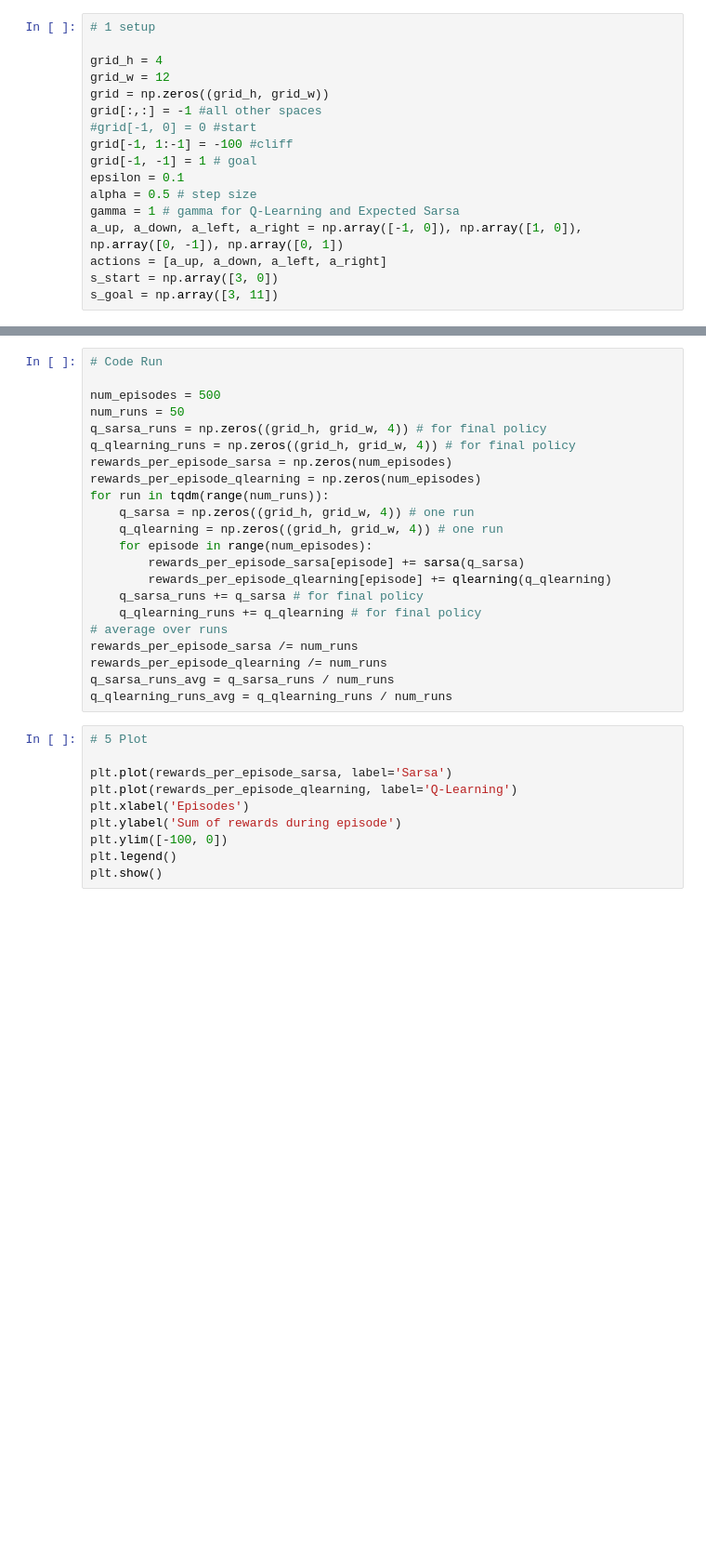
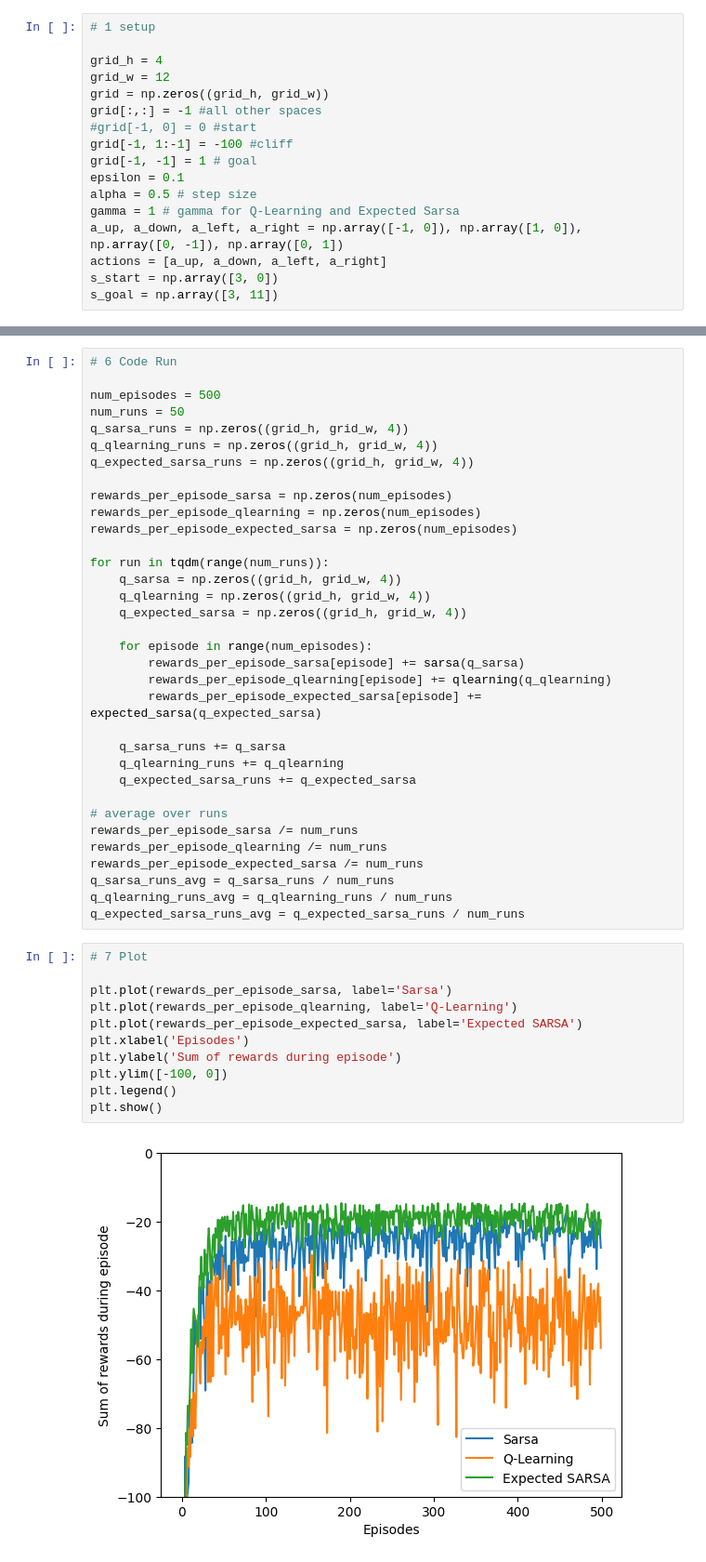
Before and after one commit to theophilus28/Cliff-Walking, a Jupyter notebook: cliffWalking.ipynb, the cells around one changed output, grey strips where cells are left out. Shown at 93% size. Drawn from its saved outputs; the diff is of its cells as text; blank space fills up the shorter version.

```diff
--- a/cliffWalking.ipynb
+++ b/cliffWalking.ipynb
@@ -72,33 +157,48 @@ print(rewards) # -2485.0
 # %%
-# Code Run
+# 6 Code Run
 
 num_episodes = 500
 num_runs = 50
-q_sarsa_runs = np.zeros((grid_h, grid_w, 4)) # for final policy
-q_qlearning_runs = np.zeros((grid_h, grid_w, 4)) # for final policy
+q_sarsa_runs = np.zeros((grid_h, grid_w, 4))
+q_qlearning_runs = np.zeros((grid_h, grid_w, 4))
+q_expected_sarsa_runs = np.zeros((grid_h, grid_w, 4))
+
 rewards_per_episode_sarsa = np.zeros(num_episodes)
 rewards_per_episode_qlearning = np.zeros(num_episodes)
+rewards_per_episode_expected_sarsa = np.zeros(num_episodes)
+
 for run in tqdm(range(num_runs)):
-    q_sarsa = np.zeros((grid_h, grid_w, 4)) # one run
-    q_qlearning = np.zeros((grid_h, grid_w, 4)) # one run
+    q_sarsa = np.zeros((grid_h, grid_w, 4))
+    q_qlearning = np.zeros((grid_h, grid_w, 4))
+    q_expected_sarsa = np.zeros((grid_h, grid_w, 4))
+
     for episode in range(num_episodes):
         rewards_per_episode_sarsa[episode] += sarsa(q_sarsa)
         rewards_per_episode_qlearning[episode] += qlearning(q_qlearning)
-    q_sarsa_runs += q_sarsa # for final policy
-    q_qlearning_runs += q_qlearning # for final policy
+        rewards_per_episode_expected_sarsa[episode] += expected_sarsa(q_expected_sarsa)
+
+    q_sarsa_runs += q_sarsa
+    q_qlearning_runs += q_qlearning
+    q_expected_sarsa_runs += q_expected_sarsa
+
 # average over runs
 rewards_per_episode_sarsa /= num_runs
 rewards_per_episode_qlearning /= num_runs
+rewards_per_episode_expected_sarsa /= num_runs
 q_sarsa_runs_avg = q_sarsa_runs / num_runs
 q_qlearning_runs_avg = q_qlearning_runs / num_runs
+q_expected_sarsa_runs_avg = q_expected_sarsa_runs / num_runs
 # %%
-# 5 Plot
+# 7 Plot
 
 plt.plot(rewards_per_episode_sarsa, label='Sarsa')
 plt.plot(rewards_per_episode_qlearning, label='Q-Learning')
+plt.plot(rewards_per_episode_expected_sarsa, label='Expected SARSA')
 plt.xlabel('Episodes')
 plt.ylabel('Sum of rewards during episode')
 plt.ylim([-100, 0])
 plt.legend()
 plt.show()
+# %% [output]
+[figure, added]
 # %%
```
Also changed, not shown: parts of 6 cells of this notebook.
